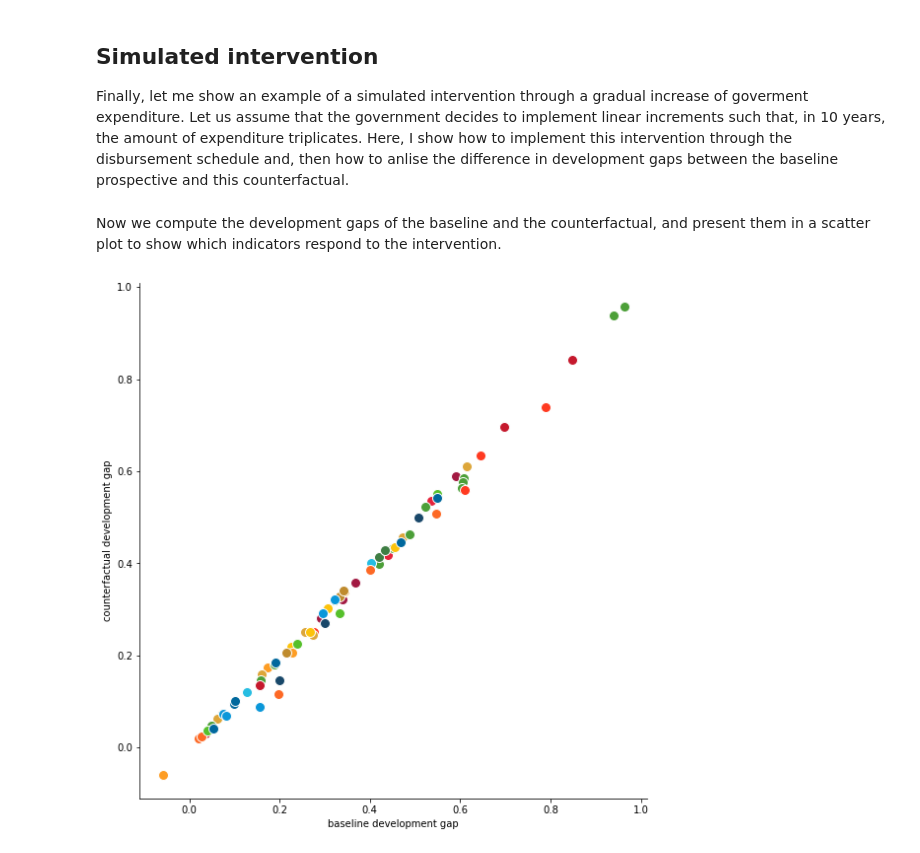
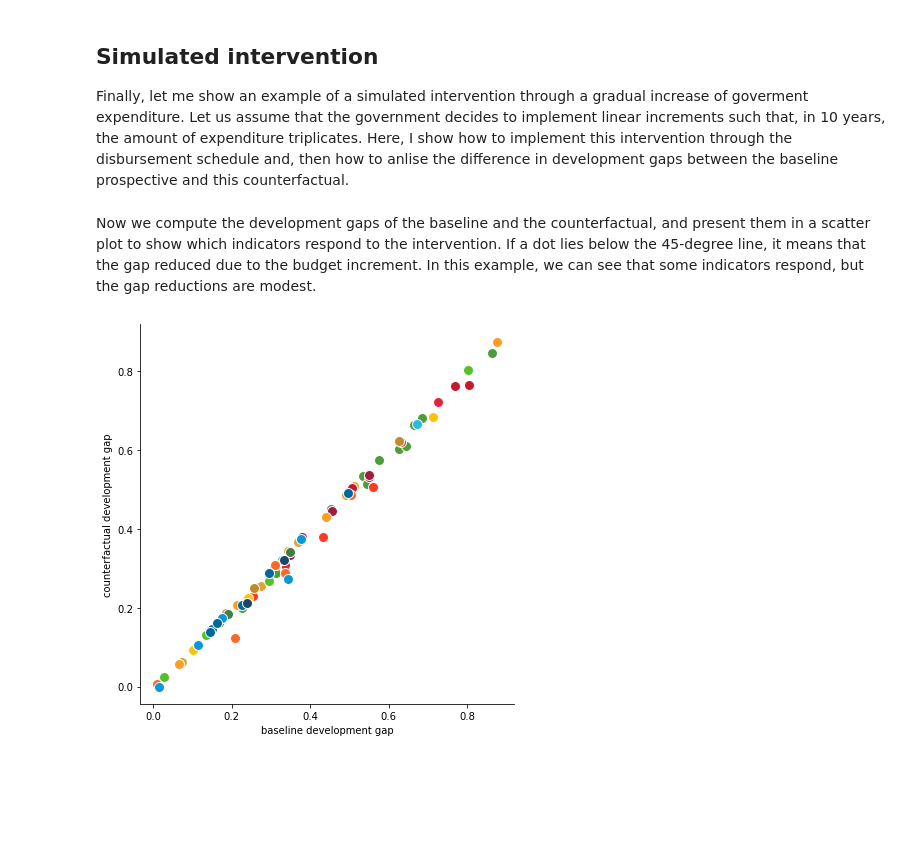
Before and after one commit to oguerrer/ppi, a Jupyter notebook: tutorials/03 - simple_prospective.ipynb, the cells around one changed output. Cells and saved outputs as stored; diff of their text form; code cells hidden in the pictures; blank space fills up the shorter version.

```diff
--- a/tutorials/03 - simple_prospective.ipynb
+++ b/tutorials/03 - simple_prospective.ipynb
@@ -190,16 +190,17 @@ for i, serie in enumerate(tsI_hat):
 df_output2 = pd.DataFrame(new_rows, columns=['seriesCode', 'sdg', 'color']+list(range(T)))
 df_output2['goal'] = goals
 # %% [markdown]
-Now we compute the development gaps of the baseline and the counterfactual, and present them in a scatter plot to show which indicators respond to the intervention.
+Now we compute the development gaps of the baseline and the counterfactual, and present them in a scatter plot to show which indicators respond to the intervention. If a dot lies below the 45-degree line, it means that the gap reduced due to the budget increment. In this example, we can see that some indicators respond, but the gap reductions are modest.
 # %%
-plt.figure(figsize=(8, 8))
+plt.figure(figsize=(6, 6))
 for index, row in df_output.iterrows():
-    plt.plot(row.goal-row[T-1], df_output2.iloc[index].goal-df_output2.iloc[index][T-1],
-             '.', mec='w', mfc=row.color, markersize=20)
+    if row.goal > row[T-1]:
+        plt.plot((row.goal-row[T-1]), (df_output2.iloc[index].goal-df_output2.iloc[index][T-1]),
+                 '.', mec='w', mfc=row.color, markersize=20)
 plt.gca().spines['right'].set_visible(False)
 plt.gca().spines['top'].set_visible(False)
 plt.xlabel('baseline development gap')
 plt.ylabel('counterfactual development gap')
 plt.tight_layout()
 # %% [output]
-[figure, old version]
+[figure, new version]
```
Also changed, not shown: parts of 4 cells of this notebook.
